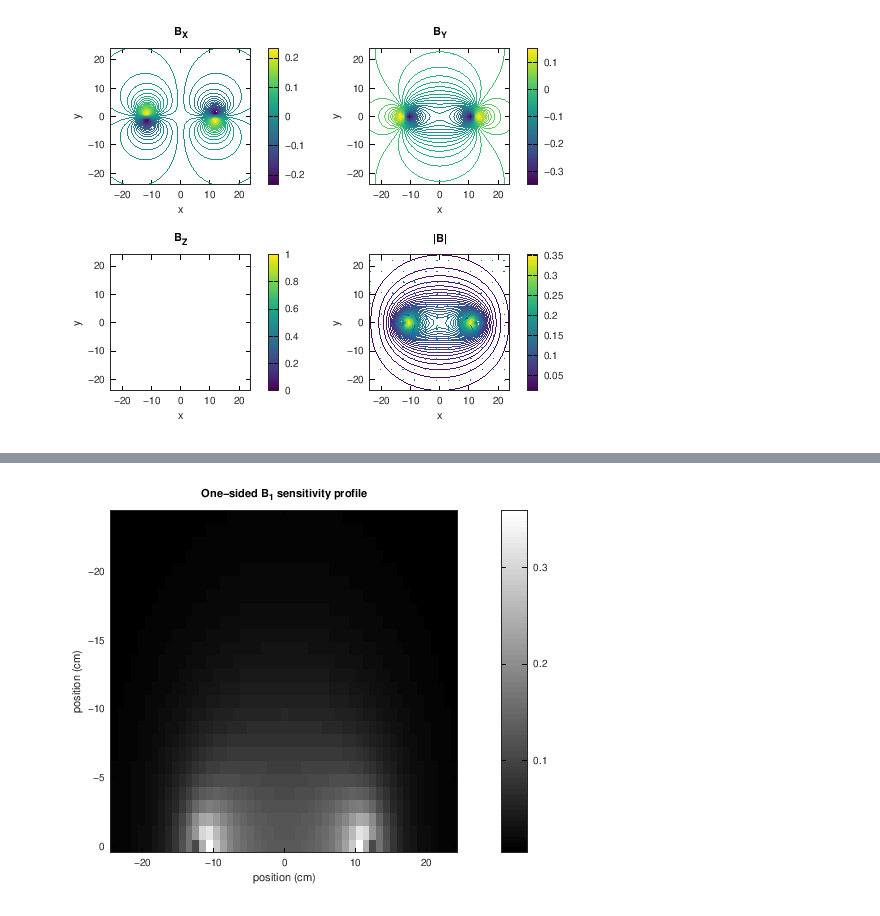
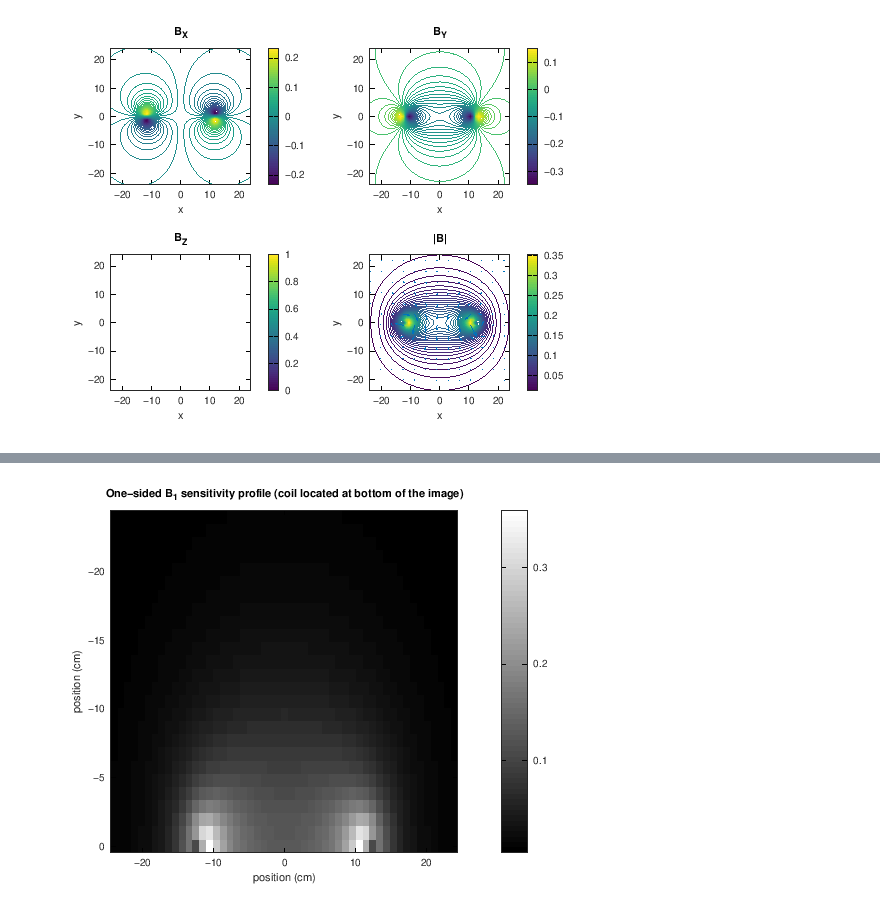
Before and after one commit to LarsonLab/MRI-education-resources, a Jupyter notebook: Notebooks/Magnetic Fields and RF Coils.ipynb, the cells around one changed output, grey strips where cells are left out. Drawn from its saved outputs; the diff is of its cells as text; code cells hidden in the pictures.

```diff
--- a/Notebooks/Magnetic Fields and RF Coils.ipynb
+++ b/Notebooks/Magnetic Fields and RF Coils.ipynb
@@ -134,12 +149,12 @@ flag_2d = 1; % just plot 2D profile
 # %%
 Bmag = sqrt(BX.^2+BY.^2+BZ.^2);
 xhalf = round(length(xp)/2);
 
 imagesc(yp, xp(1:xhalf), Bmag(1:xhalf,:))
 xlabel('position (cm)')
 ylabel('position (cm)')
 axis tight
 colormap(gray),colorbar
-title('One-sided B_1 sensitivity profile')
+title('One-sided B_1 sensitivity profile (coil located at bottom of the image)')
 # %% [output]
-[figure, old version]
+[figure, new version]
```
Also changed, not shown: parts of 7 cells of this notebook.
